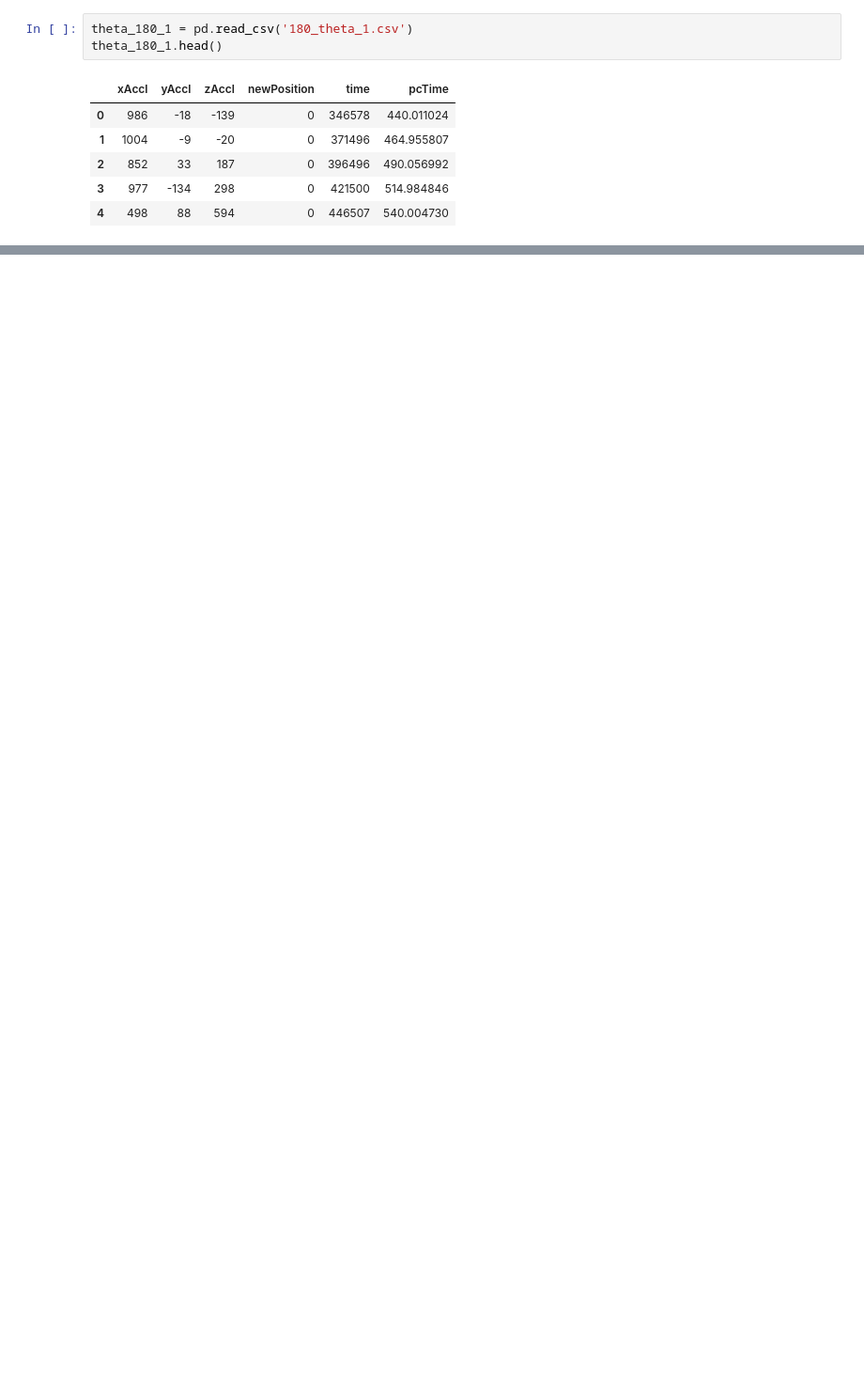
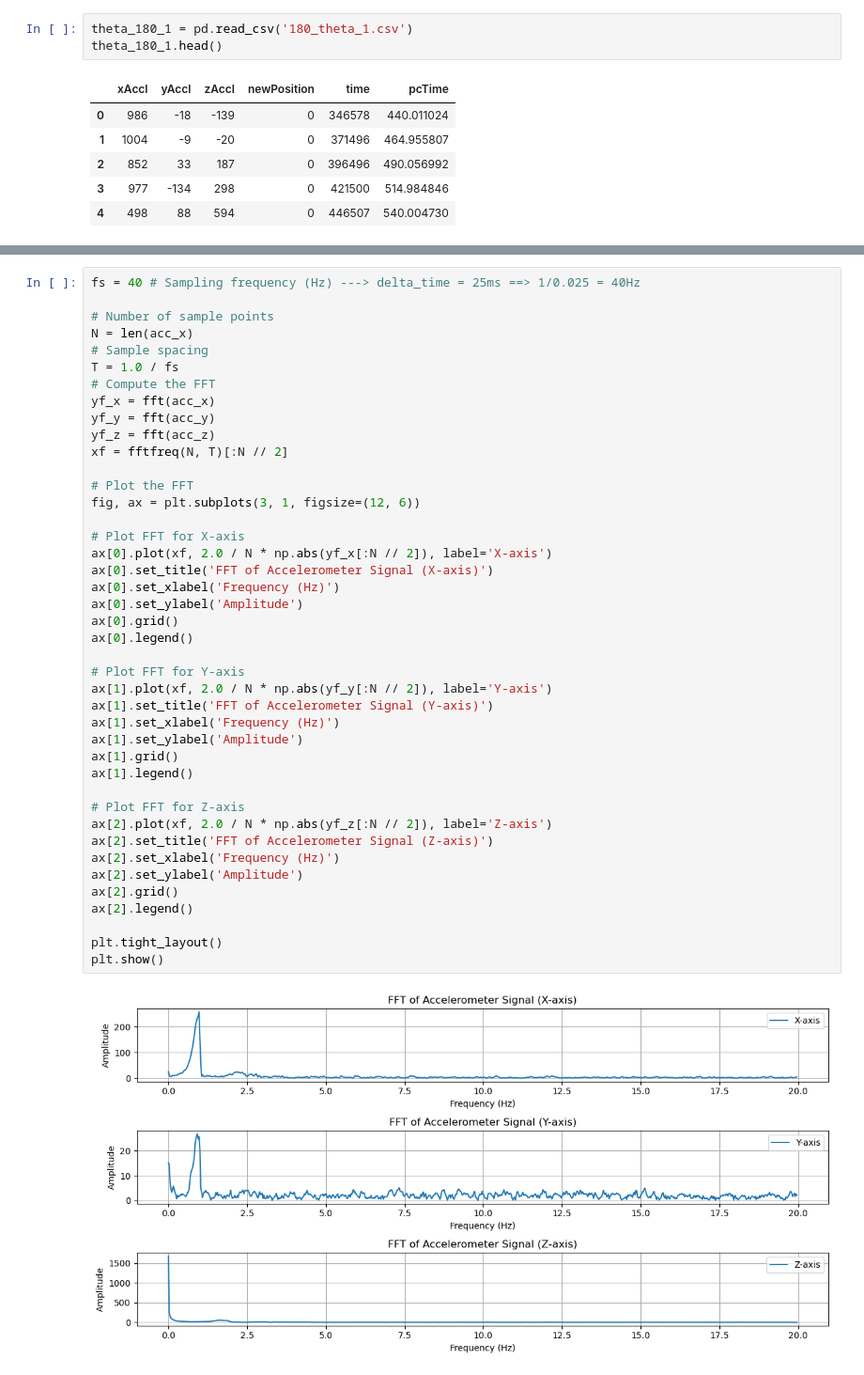
Before and after one commit to Pooyan-Farzanehkari/Smart-syetems-labs, a Jupyter notebook: filter.ipynb, the cells around one changed output, grey strips where cells are left out. Shown at 94% size. Drawn from its saved outputs; the diff is of its cells as text; blank space fills up the shorter version.

```diff
--- a/filter.ipynb
+++ b/filter.ipynb
@@ -14,0 +50,44 @@ theta_180_1.head()
+# %%
+fs = 40 # Sampling frequency (Hz) ---> delta_time = 25ms ==> 1/0.025 = 40Hz
+
+# Number of sample points
+N = len(acc_x)
+# Sample spacing
+T = 1.0 / fs
+# Compute the FFT
+yf_x = fft(acc_x)
+yf_y = fft(acc_y)
+yf_z = fft(acc_z)
+xf = fftfreq(N, T)[:N // 2]
+
+# Plot the FFT
+fig, ax = plt.subplots(3, 1, figsize=(12, 6))
+
+# Plot FFT for X-axis
+ax[0].plot(xf, 2.0 / N * np.abs(yf_x[:N // 2]), label='X-axis')
+ax[0].set_title('FFT of Accelerometer Signal (X-axis)')
+ax[0].set_xlabel('Frequency (Hz)')
+ax[0].set_ylabel('Amplitude')
+ax[0].grid()
+ax[0].legend()
+
+# Plot FFT for Y-axis
+ax[1].plot(xf, 2.0 / N * np.abs(yf_y[:N // 2]), label='Y-axis')
+ax[1].set_title('FFT of Accelerometer Signal (Y-axis)')
+ax[1].set_xlabel('Frequency (Hz)')
+ax[1].set_ylabel('Amplitude')
+ax[1].grid()
+ax[1].legend()
+
+# Plot FFT for Z-axis
+ax[2].plot(xf, 2.0 / N * np.abs(yf_z[:N // 2]), label='Z-axis')
+ax[2].set_title('FFT of Accelerometer Signal (Z-axis)')
+ax[2].set_xlabel('Frequency (Hz)')
+ax[2].set_ylabel('Amplitude')
+ax[2].grid()
+ax[2].legend()
+
+plt.tight_layout()
+plt.show()
+# %% [output]
+[figure, added]
```
Also changed, not shown: parts of 7 cells of this notebook.
